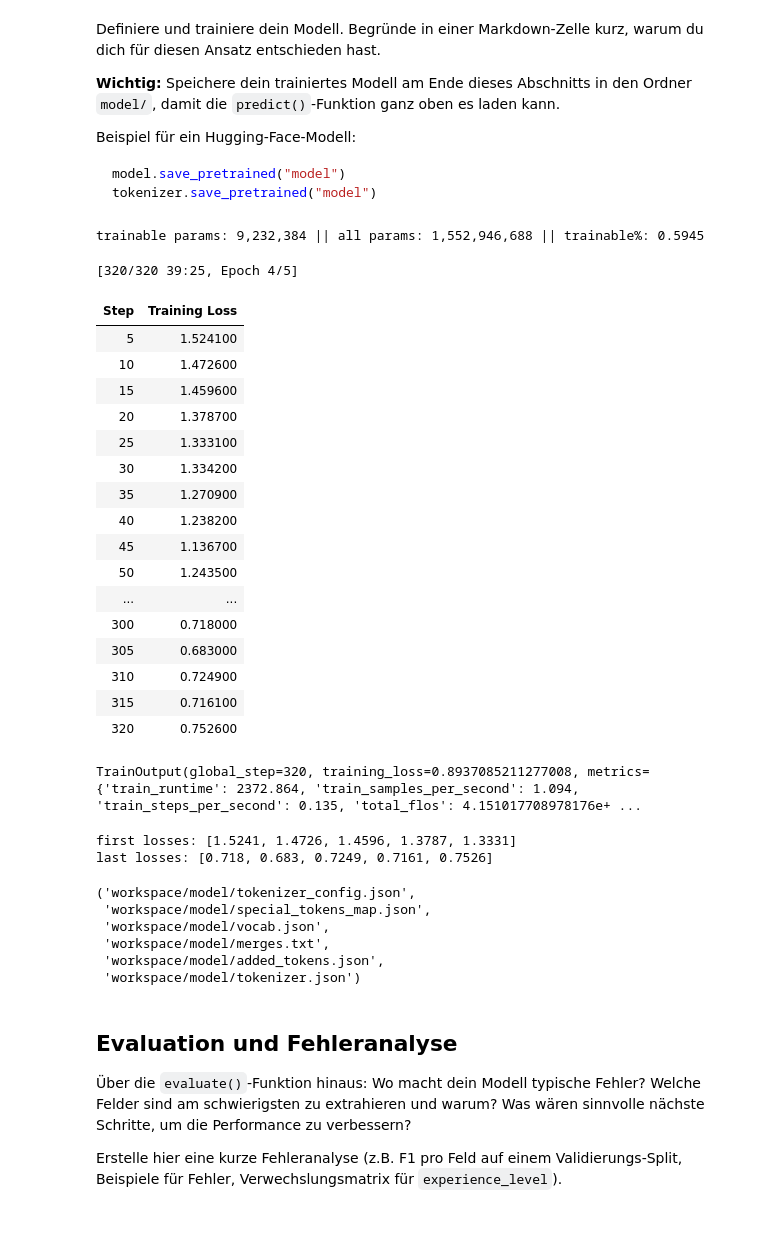
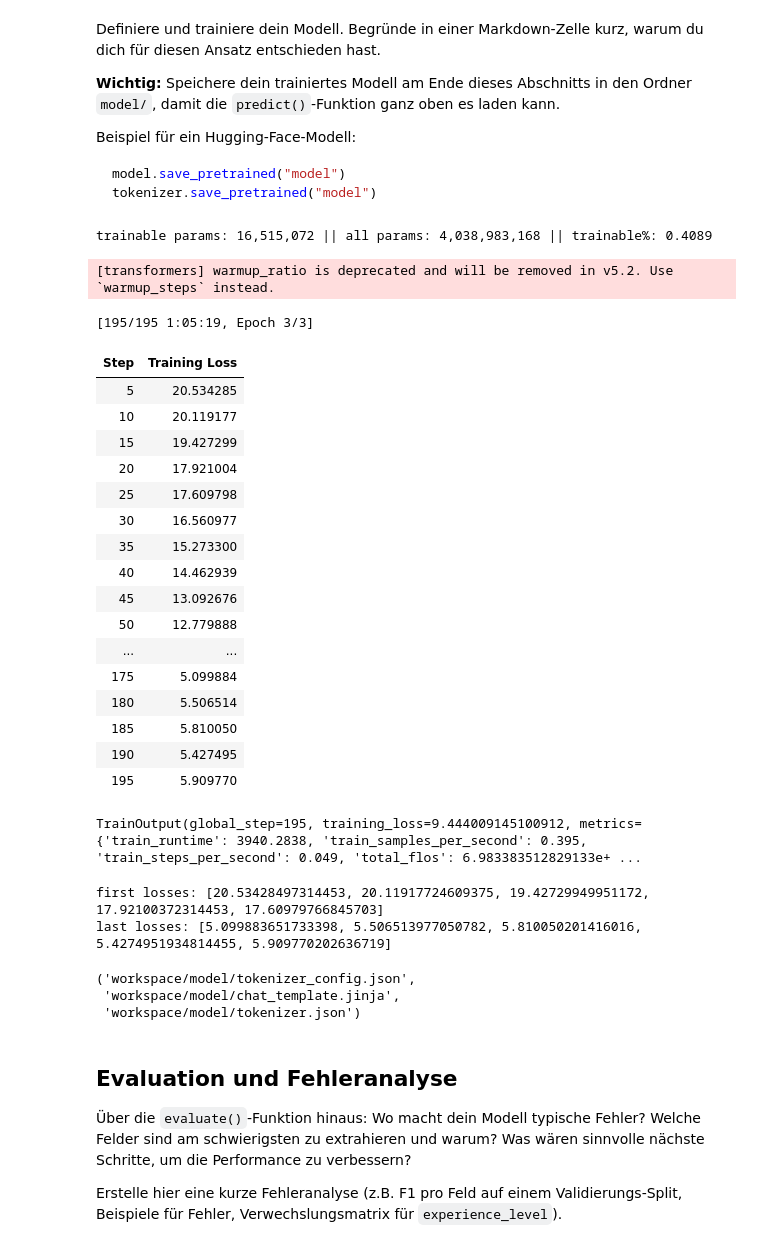
Before and after one commit to Sparkobbable/mdl2_fallstudie, a Jupyter notebook: Pruefungsleistung_Stellenanzeigenextraktion.ipynb, the cells around one changed output. Saved outputs shown, nothing was run; the diff lists cells and outputs as text; code cells hidden in the pictures.

Commit message:
f1 0.466 16min, qwen3

```diff
--- a/Pruefungsleistung_Stellenanzeigenextraktion.ipynb
+++ b/Pruefungsleistung_Stellenanzeigenextraktion.ipynb
@@ -948,7 +1008,7 @@ bad examples:
 # %%
 from transformers import AutoTokenizer
 
-model_name = "Qwen/Qwen2.5-1.5B-Instruct"
+model_name = "Qwen/Qwen3-4B"
 tokenizer = AutoTokenizer.from_pretrained(
     model_name
 )
@@ -974,7 +1036,7 @@ def preprocess_inputs(samples):
             prompt_msgs,
             tokenize=True,
             add_generation_prompt=True,
-        )
+        )["input_ids"]
 
         target_ids = tokenizer(target, add_special_tokens=False)["input_ids"]
         target_ids = target_ids[:max_target_tokens] + [tokenizer.eos_token_id]
@@ -990,7 +1052,7 @@ def preprocess_inputs(samples):
                  {"role": "user", "content": ""}],
                 tokenize=True,
                 add_generation_prompt=True,
-            )
+            )["input_ids"]
             system_overhead = len(sys_prompt_ids)
 
             user_budget = max(16, available_for_prompt - system_overhead)
@@ -1005,7 +1067,7 @@ def preprocess_inputs(samples):
                 prompt_msgs,
                 tokenize=True,
                 add_generation_prompt=True,
-            )
+            )["input_ids"]
 
             # falls wegen Template-Overhead noch minimal zu lang
             prompt_ids = prompt_ids[:available_for_prompt]
@@ -1104,7 +1166,7 @@ torch.cuda.empty_cache()
 
 model = AutoModelForCausalLM.from_pretrained(
     model_name,
-    torch_dtype=torch.bfloat16,
+    dtype=torch.bfloat16,
     low_cpu_mem_usage=True
 )
 model = model.to("cuda")
@@ -1138,7 +1200,7 @@ peft_model = get_peft_model(model, lora_config)
 
 peft_model.print_trainable_parameters()
 # %% [output]
-trainable params: 9,232,384 || all params: 1,552,946,688 || trainable%: 0.5945
+trainable params: 16,515,072 || all params: 4,038,983,168 || trainable%: 0.4089
 # %%
 from transformers import Trainer
 import torch.nn.functional as F
@@ -1175,60 +1237,61 @@ class WeightedCausalLMTrainer(Trainer):
 from transformers import TrainingArguments, default_data_collator
 
 training_args = TrainingArguments(
     output_dir="workspace/stellenanzeigen_model",
     learning_rate=1e-5,
     weight_decay=0.01,
-    num_train_epochs=5,
+    num_train_epochs=3,
     report_to="none",
     max_grad_norm=1.0,
     warmup_ratio=0.03,
     logging_steps=5,
     per_device_train_batch_size=1,
     per_device_eval_batch_size=1,
     gradient_accumulation_steps=8,
     bf16=True,
     fp16=False,
     optim="adamw_torch"
 )
 
 trainer = WeightedCausalLMTrainer(
     model=peft_model,
     args=training_args,
     train_dataset=tokenized_train_ds,
     eval_dataset=tokenized_eval_ds,
     data_collator=default_data_collator,
 )
 
 # Training starten.
 trainer.train()
 # %% [output]
-[320/320 39:25, Epoch 4/5]
+[transformers] warmup_ratio is deprecated and will be removed in v5.2. Use `warmup_steps` instead.
+[195/195 1:05:19, Epoch 3/3]
 | Step | Training Loss |
-| 5 | 1.524100 |
-| 10 | 1.472600 |
-| 15 | 1.459600 |
-| 20 | 1.378700 |
-| 25 | 1.333100 |
-| 30 | 1.334200 |
-| 35 | 1.270900 |
-| 40 | 1.238200 |
-| 45 | 1.136700 |
-| 50 | 1.243500 |
+| 5 | 20.534285 |
+| 10 | 20.119177 |
+| 15 | 19.427299 |
+| 20 | 17.921004 |
+| 25 | 17.609798 |
+| 30 | 16.560977 |
+| 35 | 15.273300 |
+| 40 | 14.462939 |
+| 45 | 13.092676 |
+| 50 | 12.779888 |
 | ... | ... |
-| 300 | 0.718000 |
-| 305 | 0.683000 |
-| 310 | 0.724900 |
-| 315 | 0.716100 |
-| 320 | 0.752600 |
+| 175 | 5.099884 |
+| 180 | 5.506514 |
+| 185 | 5.810050 |
+| 190 | 5.427495 |
+| 195 | 5.909770 |
-TrainOutput(global_step=320, training_loss=0.8937085211277008, metrics={'train_runtime': 2372.864, 'train_samples_per_second': 1.094, 'train_steps_per_second': 0.135, 'total_flos': 4.151017708978176e+ ...
+TrainOutput(global_step=195, training_loss=9.444009145100912, metrics={'train_runtime': 3940.2838, 'train_samples_per_second': 0.395, 'train_steps_per_second': 0.049, 'total_flos': 6.983383512829133e+ ...
 # %%
 logs = trainer.state.log_history
 train_losses = [x["loss"] for x in logs if "loss" in x]
 print("first losses:", train_losses[:5])
 print("last losses:", train_losses[-5:])
 # %% [output]
-first losses: [1.5241, 1.4726, 1.4596, 1.3787, 1.3331]
-last losses: [0.718, 0.683, 0.7249, 0.7161, 0.7526]
+first losses: [20.53428497314453, 20.11917724609375, 19.42729949951172, 17.92100372314453, 17.60979766845703]
+last losses: [5.099883651733398, 5.506513977050782, 5.810050201416016, 5.4274951934814455, 5.909770202636719]
 # %%
 peft_model.save_pretrained("workspace/lora_adapter")
 # %%
@@ -1236,10 +1299,7 @@ model.save_pretrained("workspace/model")
 tokenizer.save_pretrained("workspace/model")
 # %% [output]
 ('workspace/model/tokenizer_config.json',
- 'workspace/model/special_tokens_map.json',
- 'workspace/model/vocab.json',
- 'workspace/model/merges.txt',
- 'workspace/model/added_tokens.json',
+ 'workspace/model/chat_template.jinja',
  'workspace/model/tokenizer.json')
 # %% [markdown]
 ## Evaluation und Fehleranalyse
```
Also changed, not shown: parts of 15 cells of this notebook, 4 other files.
